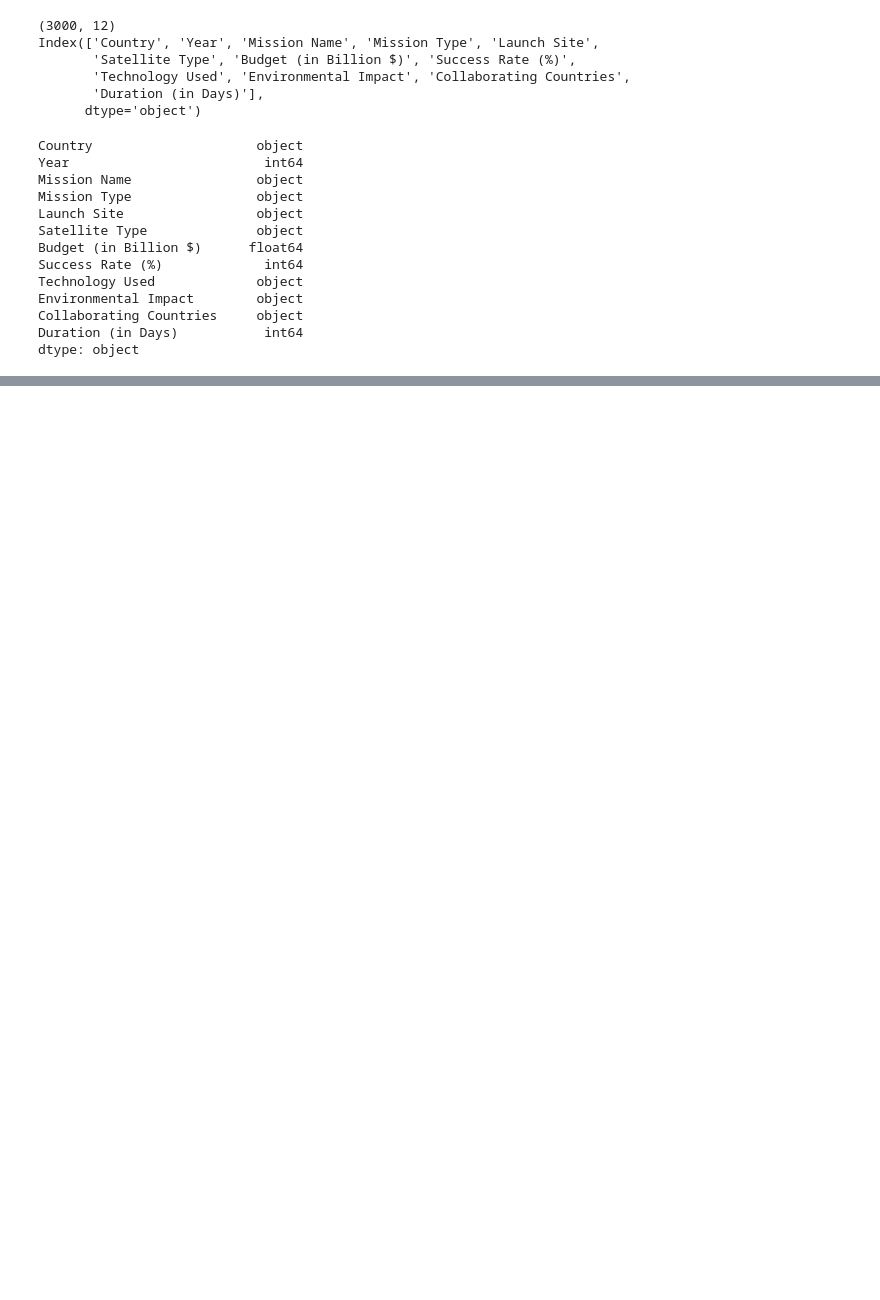
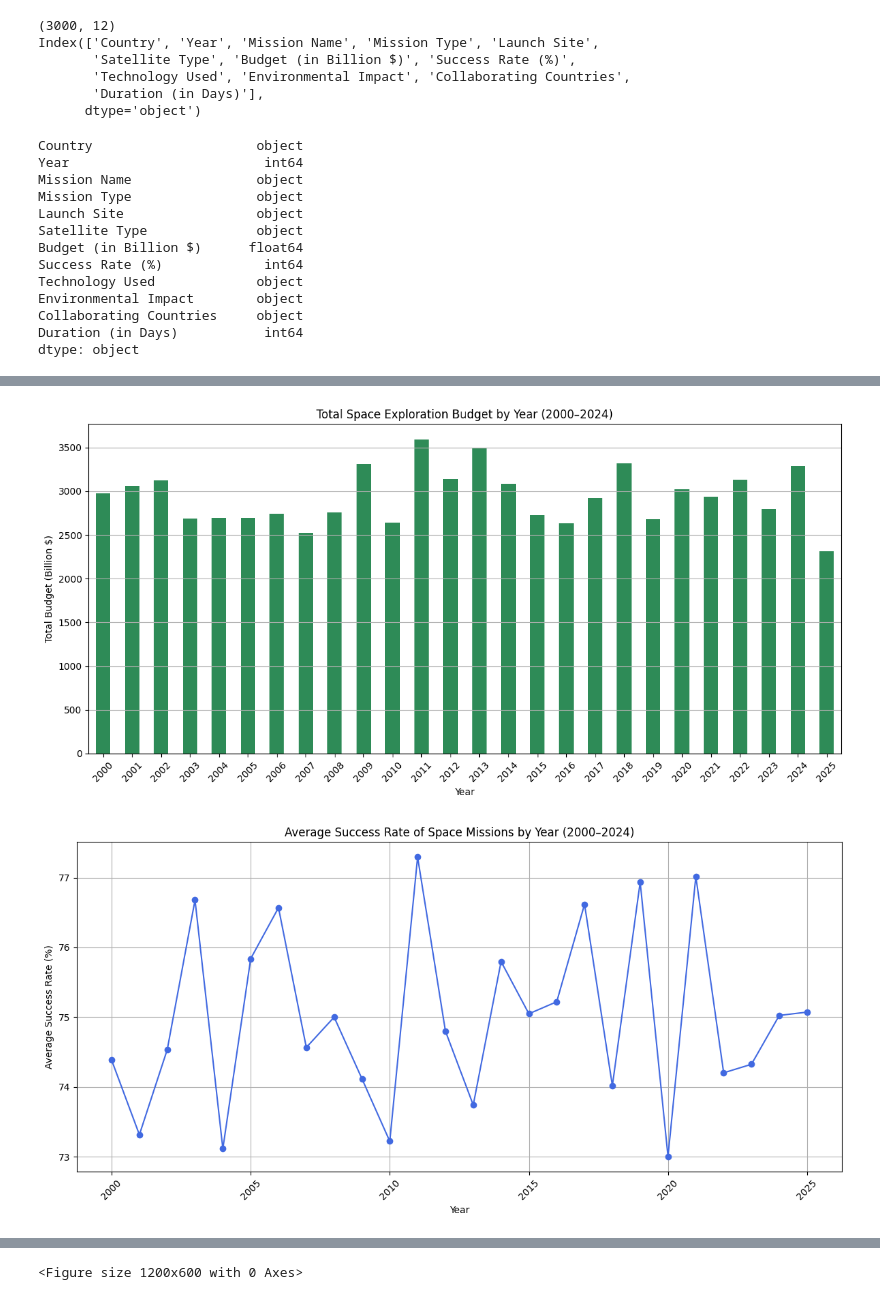
Before and after one commit to shifathhossain/Global-Space-Exploration, a Jupyter notebook: eda.ipynb, the cells around one changed output, grey strips where cells are left out. Saved outputs shown, nothing was run; the diff lists cells and outputs as text; code cells hidden in the pictures; blank space fills up the shorter version.

```diff
--- a/eda.ipynb
+++ b/eda.ipynb
@@ -41,0 +65,20 @@ duplicated=df.duplicated().sum()
+# %%
+# missing data
+print("Overview of missing data by column:")
+missing_summary = df_cleaned.isna().sum()
+print(missing_summary)
+
+# fix data types
+numeric_columns = ['Year', 'Budget (in Billion $)', 'Success Rate (%)', 'Duration (in Days)']
+for col in numeric_columns:
+    df_cleaned[col] = pd.to_numeric(df_cleaned[col], errors='coerce')
+
+# post conversion check
+print("\nData types after conversion:")
+print(df_cleaned.dtypes)
+
+# removes rows with NaN values in numeric columns
+df_cleaned = df_cleaned.dropna(subset=numeric_columns)
+
+# Final dataset dimensions
+print("\nFinal dataset dimensions after cleaning:", df_cleaned.shape)
@@ -41,0 +103,57 @@ duplicated=df.duplicated().sum()
+# %%
+# Explanatory Data Analysis (EDA)
+
+# plot the distribution of the budget
+plt.figure(figsize=(12, 6))
+budget_per_year = df_cleaned.groupby('Year')['Budget (in Billion $)'].sum()
+budget_per_year.plot(kind='bar', color='seagreen')
+plt.title('Total Space Exploration Budget by Year (2000–2024)')
+plt.xlabel('Year')
+plt.ylabel('Total Budget (Billion $)')
+plt.xticks(rotation=45)
+plt.grid(axis='y')
+plt.tight_layout()
+plt.show()
+
+# plotting the success rate over the years
+plt.figure(figsize=(12, 6))
+success_rate_per_year = df_cleaned.groupby('Year')['Success Rate (%)'].mean()
+success_rate_per_year.plot(kind='line', marker='o', color='royalblue')
+plt.title('Average Success Rate of Space Missions by Year (2000–2024)')
+plt.xlabel('Year')
+plt.ylabel('Average Success Rate (%)')
+plt.xticks(rotation=45)
+plt.grid(axis='both')
+plt.tight_layout()
+plt.show()
+
+
+# plotting satellite types
+plt.figure(figsize=(12, 6))
+df['Satellite Type'].value_counts().plot(kind='pie', autopct='%1.1f%%', startangle=140, colors=sns.color_palette('pastel'))
+plt.title('Satellite Type Distribution')
+plt.ylabel('')
+plt.tight_layout()
+plt.show()
+
+# plotting heatmap of numeric features
+plt.figure(figsize=(8, 6))
+sns.heatmap(df[numeric_columns].corr(), annot=True, cmap='coolwarm', fmt='.2f')
+plt.title('Correlation Heatmap of Numeric Features')
+plt.tight_layout()
+plt.show()
+
+# plotting technology adoption over time
+plt.figure(figsize=(12, 6))
+tech_over_time = df.groupby(['Year', 'Technology Used']).size().unstack().fillna(0)
+tech_over_time.plot(kind='area', stacked=True, figsize=(12, 6), cmap='tab10', alpha=0.8)
+plt.title('Technology Adoption Over Time (2000–2024)')
+plt.xlabel('Year')
+plt.ylabel('Number of Missions')
+plt.legend(title='Technology Used', loc='upper left')
+plt.grid(axis='y', linestyle='--', alpha=0.7)
+plt.tight_layout()
+plt.show()
+# %% [output]
+[figure, added]
+[figure, added]
@@ -41,0 +162 @@ duplicated=df.duplicated().sum()
+<Figure size 1200x600 with 0 Axes>
```
Also changed, not shown: parts of 5 cells of this notebook.
